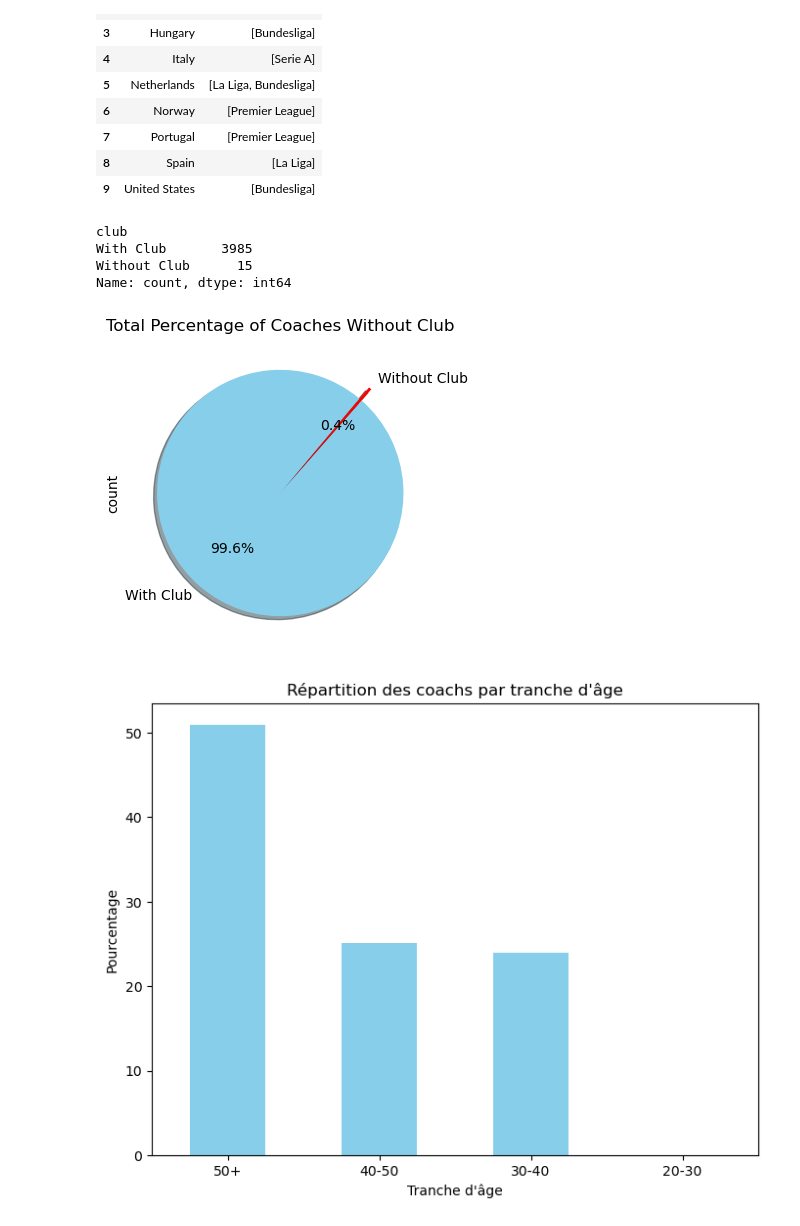
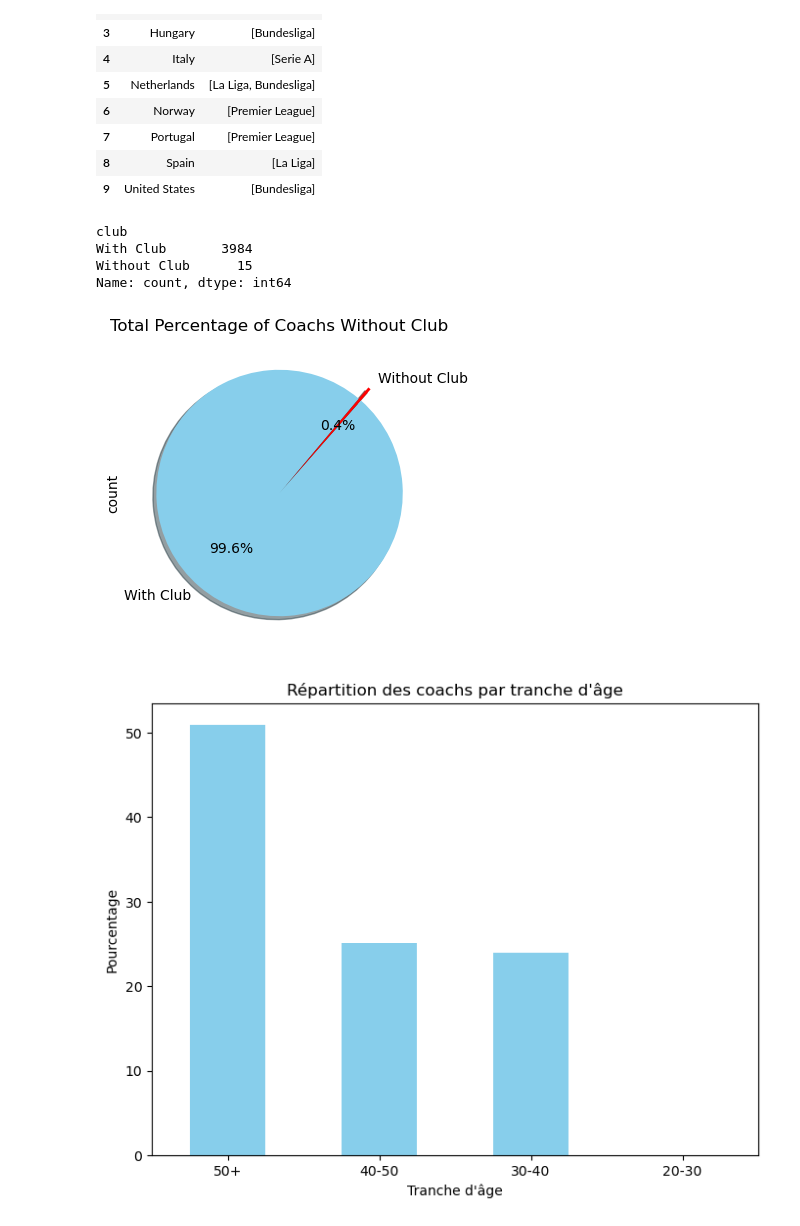
Before and after one commit to farouha28/TacticSense, a Jupyter notebook: OneDrive - ESPRIT/Bureau/Coaches/DataCoaches.ipynb, the cells around one changed output. Drawn from its saved outputs; the diff is of its cells as text; code cells hidden in the pictures.

```diff
--- a/OneDrive - ESPRIT/Bureau/Coaches/DataCoaches.ipynb
+++ b/OneDrive - ESPRIT/Bureau/Coaches/DataCoaches.ipynb
@@ -236,27 +236,27 @@ country_league_churn
 # %%
 #  Comptage des entraîneurs avec et sans club
 club_status_counts = df['club'].apply(lambda x: 'Without Club' if x == 'Without Club' else 'With Club').value_counts()
 print(club_status_counts)
 print(" ")
 
 #  Visualisation en graphique circulaire
 plt.figure(figsize=(4,4))
 club_status_counts.plot(kind='pie',
                         autopct="%1.1f%%",
                         startangle=50,
                         shadow=True,
                         labels=['With Club', 'Without Club'],
                         colors=['skyblue', 'red'],
                         explode=[0, 0.12])
 
-plt.title('Total Percentage of Coaches Without Club')
+plt.title('Total Percentage of Coachs Without Club')
 plt.show()
 # %% [output]
 club
-With Club       3985
+With Club       3984
 Without Club      15
 Name: count, dtype: int64
-[figure, old version]
+[figure, new version]
 # %%
 
 # Définir les tranches d'âges
```
Also changed, not shown: 7 other files.
